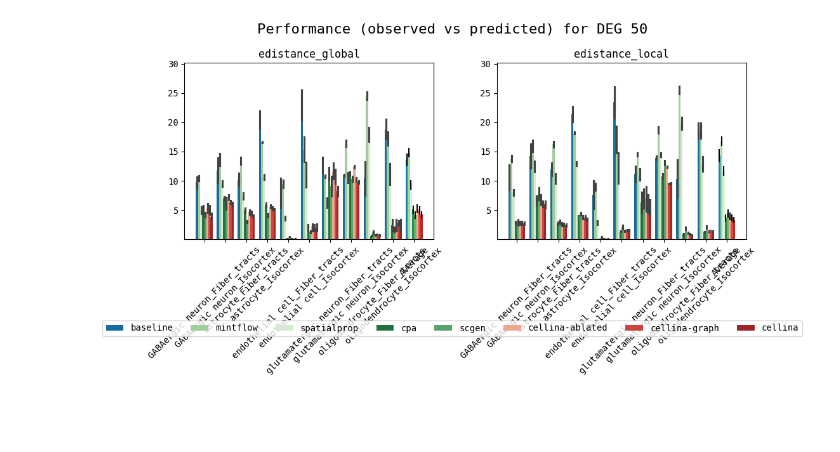
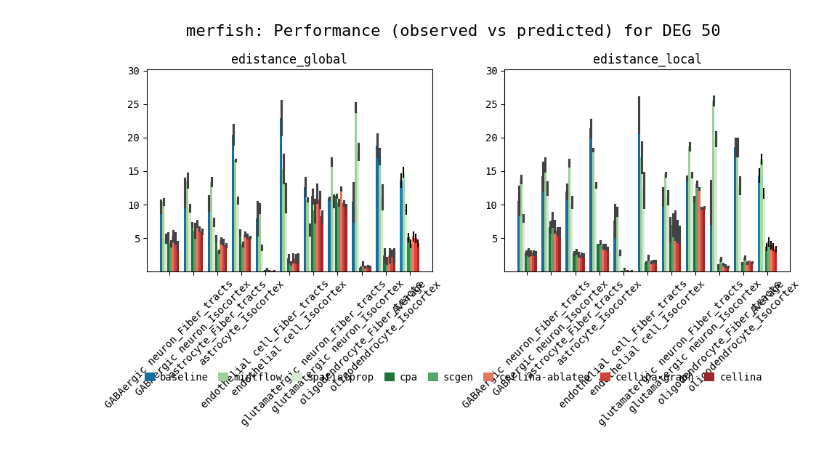
Before and after one commit to PMBio/cellina-reproducibility, a Jupyter notebook: notebooks/ood_plots_merfish.ipynb, the cells around one changed output. Saved outputs shown, nothing was run; the diff lists cells and outputs as text; code cells hidden in the pictures; blank space fills up the shorter version.

```diff
--- a/notebooks/ood_plots_merfish.ipynb
+++ b/notebooks/ood_plots_merfish.ipynb
@@ -371,15 +183,15 @@ plot_model_comparison(
 # %%
 metrics = ["edistance_global", "edistance_local"]
+plot_model_comparison(
+    dataset_name,
+    combined_df,
+    metrics,
+    grouping,
+    model_order,
+    palette,
+    average_only=False,
+    save=False,
+    save_name="ood_summary_correlations_200"
+)
+# %% [output]
+[figure, added]
-# %%
-plot_model_comparison(
-    combined,
-    metrics,
-    grouping,
-    model_order,
-    palette,
-    average_only=False,
-    save=False,
-    save_name="ood_summary_correlations_200"
-)
-# %% [output]
-[figure, removed]
```
Also changed, not shown: parts of 25 cells of this notebook, 2 other files.
